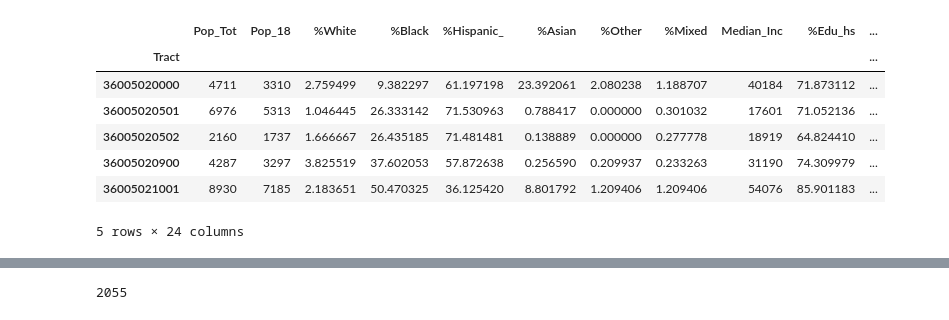
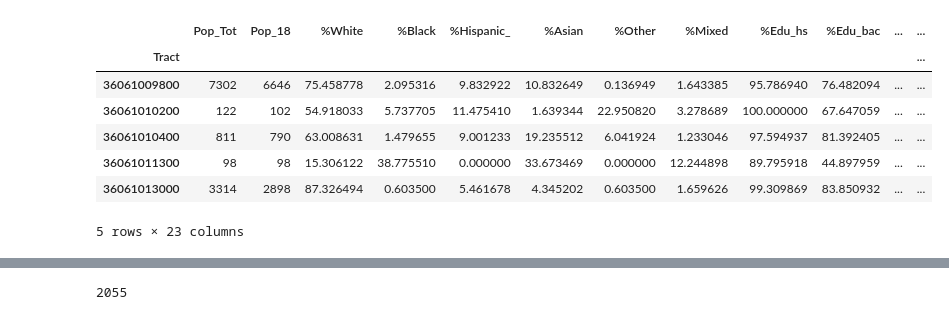
Before and after one commit to emj1020/complex_urban_systems_finalproj, a Jupyter notebook: Scripts/07b_Income_Distribution.ipynb, the cells around one changed output, grey strips where cells are left out. Cells and saved outputs as stored; diff of their text form; code cells hidden in the pictures.

```diff
--- a/Scripts/07b_Income_Distribution.ipynb
+++ b/Scripts/07b_Income_Distribution.ipynb
@@ -11,18 +11,18 @@ from sklearn.linear_model import LinearRegression
 import warnings
 warnings.filterwarnings('ignore')
 # %%
-tracts_demo = gpd.read_file('../Data/tract_with_info_v2.shp')
+tracts_demo = gpd.read_file('../Data/tract_with_info_v3.shp')
 tracts_demo.set_index('Tract',inplace=True)
 tracts_demo.head()
 # %% [output]
-|  | Pop_Tot | Pop_18 | %White | %Black | %Hispanic_ | %Asian | %Other | %Mixed | Median_Inc | %Edu_hs | ... |
-| Tract |  |  |  |  |  |  |  |  |  |  | ... |
-| 36005020000 | 4711 | 3310 | 2.759499 | 9.382297 | 61.197198 | 23.392061 | 2.080238 | 1.188707 | 40184 | 71.873112 | ... |
-| 36005020501 | 6976 | 5313 | 1.046445 | 26.333142 | 71.530963 | 0.788417 | 0.000000 | 0.301032 | 17601 | 71.052136 | ... |
-| 36005020502 | 2160 | 1737 | 1.666667 | 26.435185 | 71.481481 | 0.138889 | 0.000000 | 0.277778 | 18919 | 64.824410 | ... |
-| 36005020900 | 4287 | 3297 | 3.825519 | 37.602053 | 57.872638 | 0.256590 | 0.209937 | 0.233263 | 31190 | 74.309979 | ... |
-| 36005021001 | 8930 | 7185 | 2.183651 | 50.470325 | 36.125420 | 8.801792 | 1.209406 | 1.209406 | 54076 | 85.901183 | ... |
+|  | Pop_Tot | Pop_18 | %White | %Black | %Hispanic_ | %Asian | %Other | %Mixed | %Edu_hs | %Edu_bac | ... | ... |
+| Tract |  |  |  |  |  |  |  |  |  |  |  | ... |
+| 36061009800 | 7302 | 6646 | 75.458778 | 2.095316 | 9.832922 | 10.832649 | 0.136949 | 1.643385 | 95.786940 | 76.482094 | ... | ... |
+| 36061010200 | 122 | 102 | 54.918033 | 5.737705 | 11.475410 | 1.639344 | 22.950820 | 3.278689 | 100.000000 | 67.647059 | ... | ... |
+| 36061010400 | 811 | 790 | 63.008631 | 1.479655 | 9.001233 | 19.235512 | 6.041924 | 1.233046 | 97.594937 | 81.392405 | ... | ... |
+| 36061011300 | 98 | 98 | 15.306122 | 38.775510 | 0.000000 | 33.673469 | 0.000000 | 12.244898 | 89.795918 | 44.897959 | ... | ... |
+| 36061013000 | 3314 | 2898 | 87.326494 | 0.603500 | 5.461678 | 4.345202 | 0.603500 | 1.659626 | 99.309869 | 83.850932 | ... | ... |
-5 rows × 24 columns
+5 rows × 23 columns
 # %%
 tracts_demo.describe()
 # %% [output]
```
Also changed, not shown: parts of 15 cells of this notebook.
